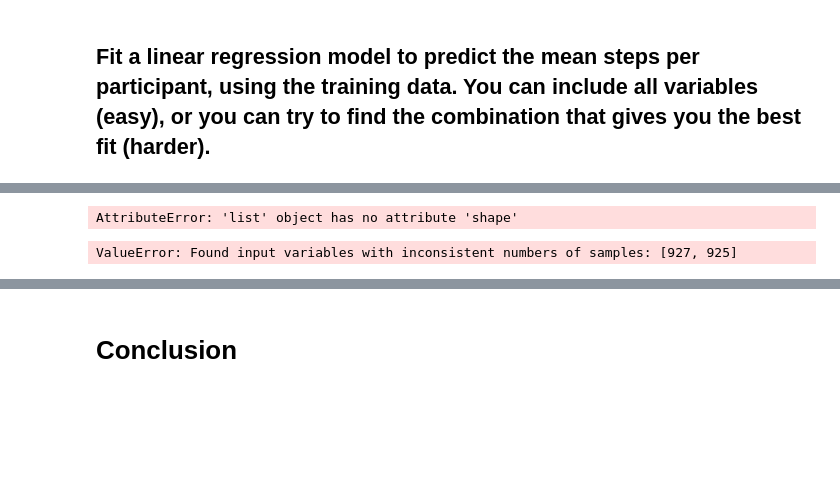
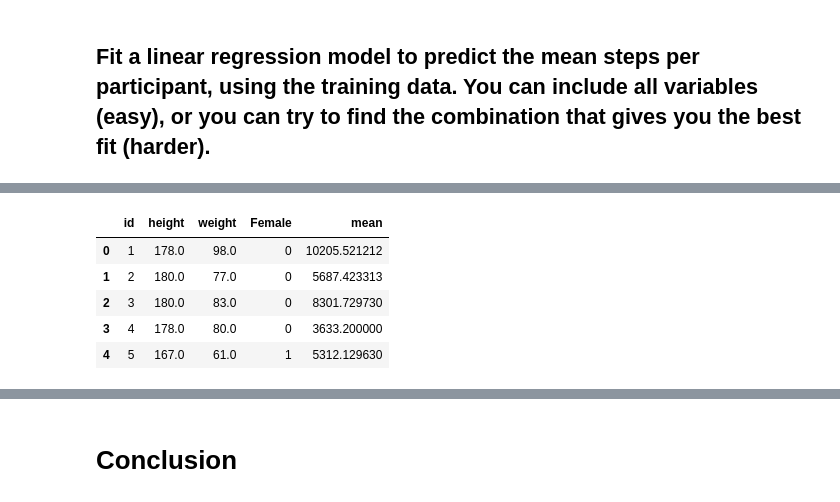
Before and after one commit to leab02/FML, a Jupyter notebook: Weekly assignment 3_linear regression.ipynb, the cells around one changed output, grey strips where cells are left out. Drawn from its saved outputs; the diff is of its cells as text; code cells hidden in the pictures; blank space fills up the shorter version.

```diff
--- a/Weekly assignment 3_linear regression.ipynb
+++ b/Weekly assignment 3_linear regression.ipynb
@@ -160,5 +170,7 @@ Linear regression is a model that estimates the relationship between one indepen
 Example: Based on a body weigth of 70kg (dependent variable, y), height should be xx cm (independent variable).
 ## Create dummy variables for the categorical variables
 # %%
-pd.get_dummies(df['gender']).head()
+dummies = pd.get_dummies(df['gender'])
+df = pd.concat([df, dummies], axis=1) #the axis=1 means: add it to the columns (axis=0 is rows)
+df.head()
 # %% [output]
@@ -190,20 +209,0 @@ ValueError: Found input variables with inconsistent numbers of samples: [927, 92
-# %%
-print("shape of output - training set", y_train.shape)
-print("shape of input - testing set", x_test.shape)
-print("shape of output - testing set", y_test.shape)
-# %% [output]
-AttributeError: 'list' object has no attribute 'shape'
-# %%
-from sklearn.linear_model import LinearRegression #we need this specific model from sk-learn
-
-x = df[['weight']].dropna()
-y = df[['mean']].dropna()
-lm = LinearRegression() #this creates a new LR model
-lm.fit(x, y) #this "fits" the model
-
-b0 = lm.intercept_ #lm.coef_ gets a list of coefficients (excluding the intercept). [0] gets the actual number from the list
-b1 = lm.coef_[0] #gets the intercept
-
-print(f"The regression line is equal to y = {b0:.2f} + {b1:.2f}X") #.0f formats to 2 decimals.
-# %% [output]
-ValueError: Found input variables with inconsistent numbers of samples: [927, 925]
@@ -216,0 +210,10 @@ math.sqrt(mean_squared_error(df['mean'], df['mean_p'])) #this gives the model fi
+# %%
+df1 = df[['id', 'height', 'weight', 'Female', 'mean']]
+df1 = df1.dropna() #get rid of rows with empty cells
+# %% [output]
+|  | id | height | weight | Female | mean |
+| 0 | 1 | 178.0 | 98.0 | 0 | 10205.521212 |
+| 1 | 2 | 180.0 | 77.0 | 0 | 5687.423313 |
+| 2 | 3 | 180.0 | 83.0 | 0 | 8301.729730 |
+| 3 | 4 | 178.0 | 80.0 | 0 | 3633.200000 |
+| 4 | 5 | 167.0 | 61.0 | 1 | 5312.129630 |
```
Also changed, not shown: parts of 37 cells of this notebook.
